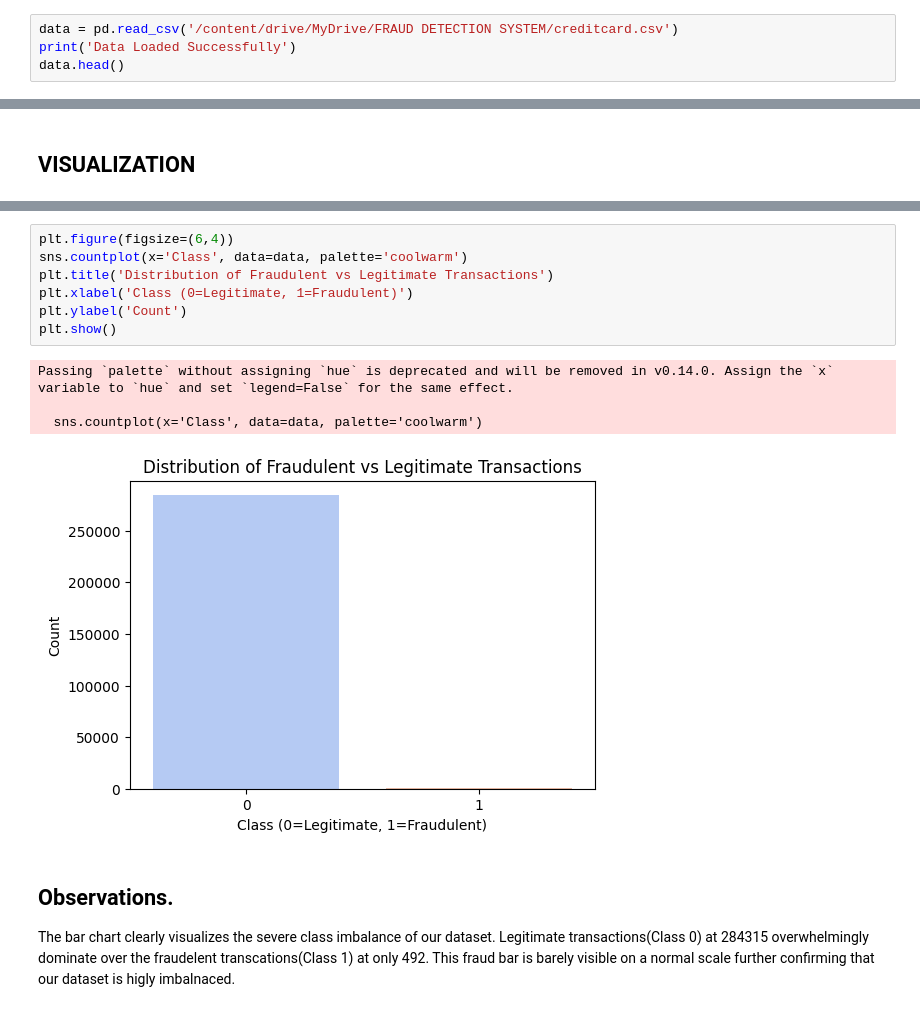
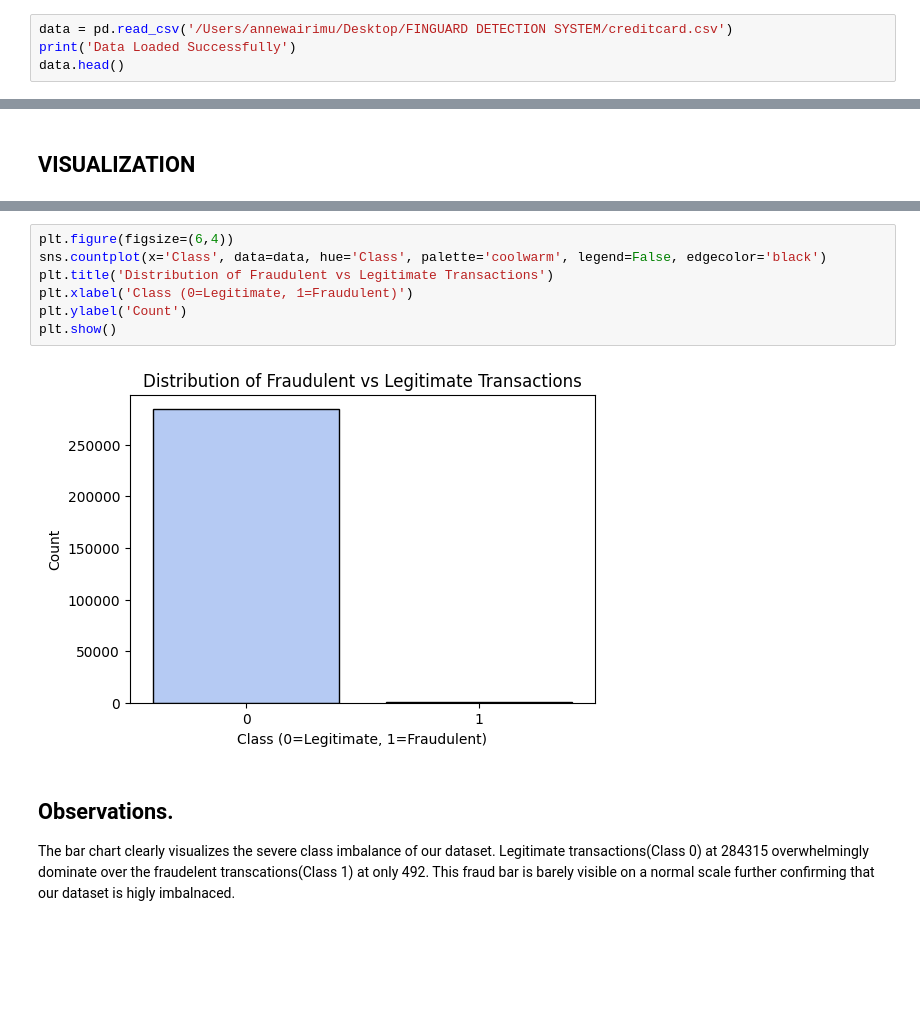
Before and after one commit to Risper-Wacu/FINGUARD-DETECTION-SYSTEM, a Jupyter notebook: FinGuard_Fraud_Analysis.ipynb, the cells around one changed output, grey strips where cells are left out. Saved outputs shown, nothing was run; the diff lists cells and outputs as text; blank space fills up the shorter version.

```diff
--- a/FinGuard_Fraud_Analysis.ipynb
+++ b/FinGuard_Fraud_Analysis.ipynb
@@ -60,6 +75,6 @@ TensorFlow version: 2.19.0
 Libraries imported successfully.
 # %%
-data = pd.read_csv('/content/drive/MyDrive/FRAUD DETECTION SYSTEM/creditcard.csv')
+data = pd.read_csv('/Users/annewairimu/Desktop/FINGUARD DETECTION SYSTEM/creditcard.csv')
 print('Data Loaded Successfully')
 data.head()
 # %% [output]
@@ -186,16 +199,13 @@ Passing `palette` without assigning `hue` is deprecated and will be removed in v
 [figure]
 # %%
 plt.figure(figsize=(6,4))
-sns.countplot(x='Class', data=data, palette='coolwarm')
+sns.countplot(x='Class', data=data, hue='Class', palette='coolwarm', legend=False, edgecolor='black')
 plt.title('Distribution of Fraudulent vs Legitimate Transactions')
 plt.xlabel('Class (0=Legitimate, 1=Fraudulent)')
 plt.ylabel('Count')
 plt.show()
 # %% [output]
-Passing `palette` without assigning `hue` is deprecated and will be removed in v0.14.0. Assign the `x` variable to `hue` and set `legend=False` for the same effect.
-
-  sns.countplot(x='Class', data=data, palette='coolwarm')
-[figure, old version]
+[figure, new version]
 # %% [markdown]
 ## Observations.
 The bar chart clearly visualizes the severe class imbalance of our dataset. Legitimate transactions(Class 0) at 284315 overwhelmingly dominate over the fraudelent transcations(Class 1) at only 492. This fraud bar is barely visible on a normal scale further confirming that our dataset is higly imbalnaced.
```
Also changed, not shown: parts of 16 cells of this notebook.
